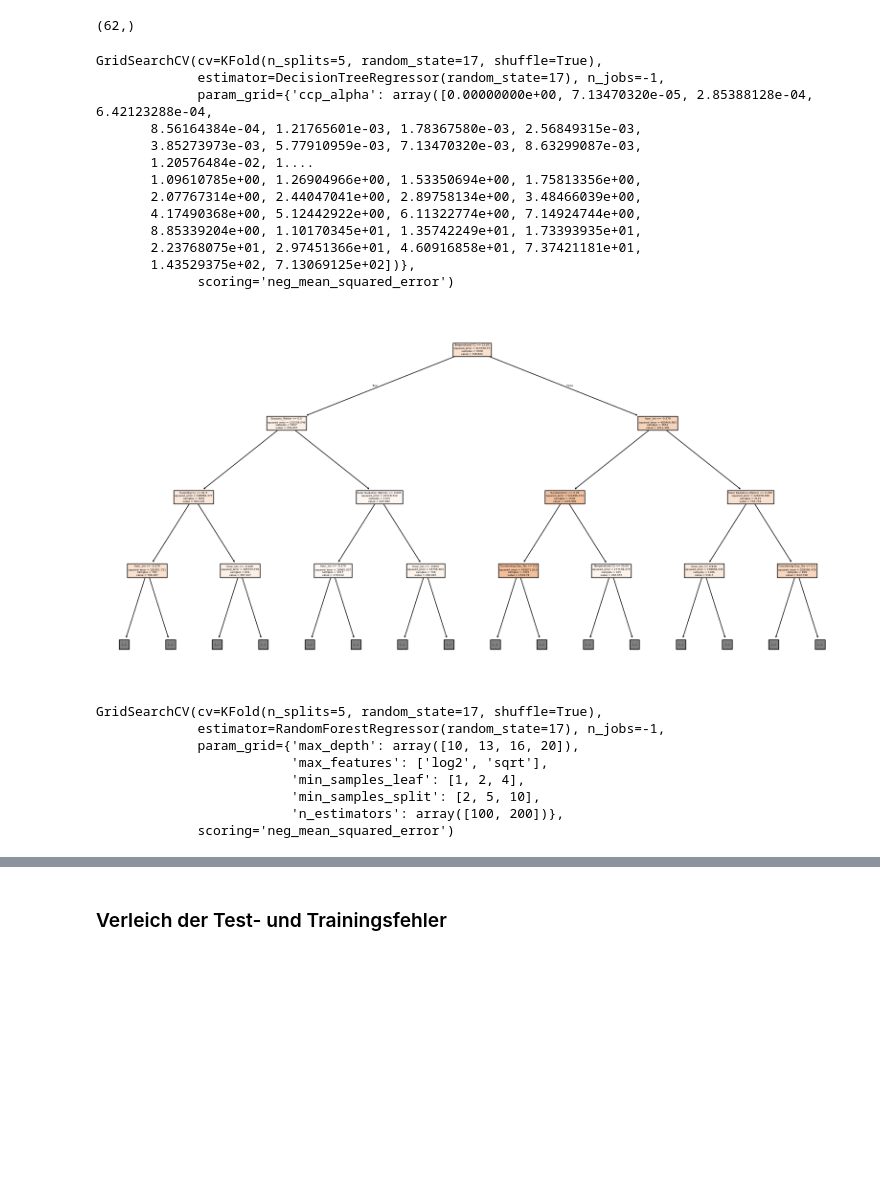
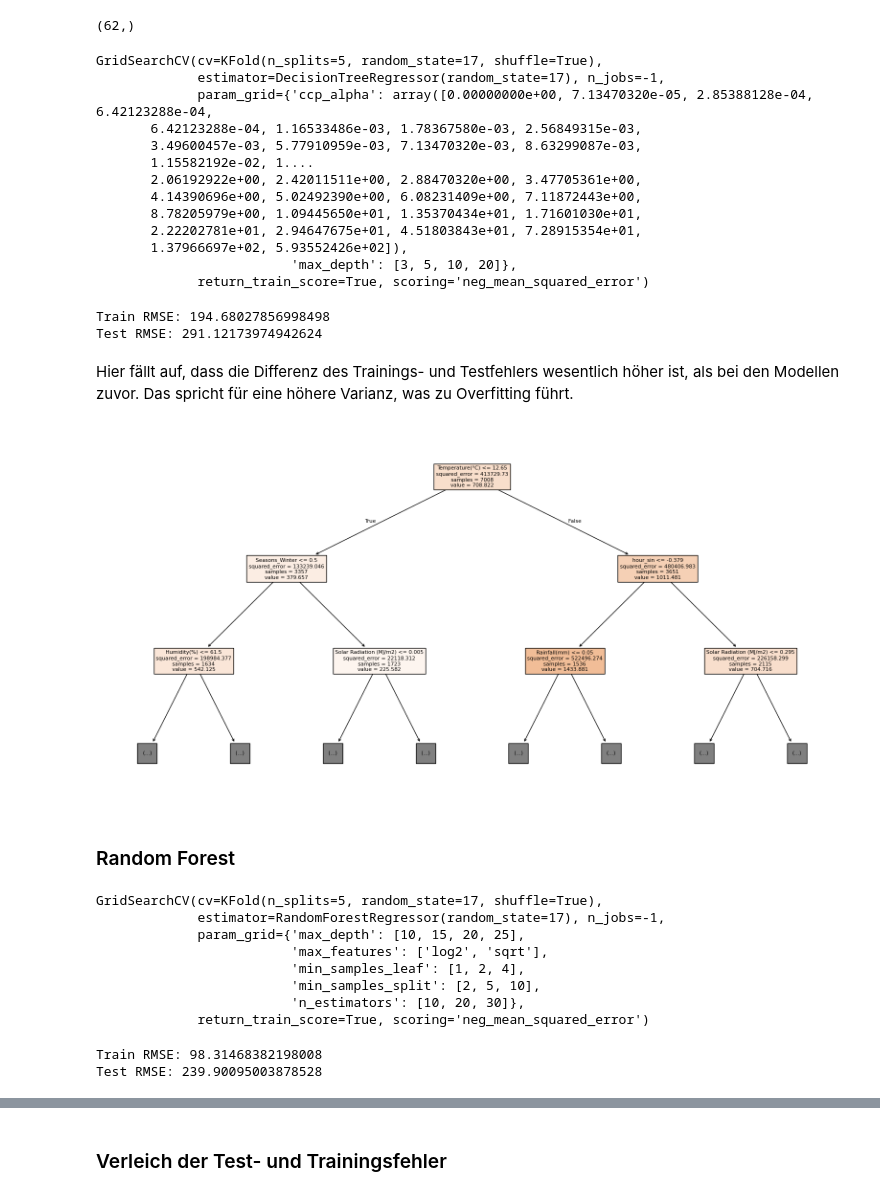
Before and after one commit to robbiesumner/DHBW-Machine-Learning-R2-D2, a Jupyter notebook: notebook.ipynb, the cells around one changed output, grey strips where cells are left out. Drawn from its saved outputs; the diff is of its cells as text; code cells hidden in the pictures; blank space fills up the shorter version.

```diff
--- a/notebook.ipynb
+++ b/notebook.ipynb
@@ -248,11 +252,0 @@ param_grid_ridge = {"ridge__alpha": [0.1, 1.0, 10.0, 100.0, 500.0]}
-# %%
-ridge_grid = GridSearchCV(
-    ridge_pipe, param_grid_ridge, cv=kfold, scoring="neg_mean_squared_error"
-)
-ridge_grid.fit(X_train, y_train)
-
-
-ridge_rmse = np.sqrt(-ridge_grid.best_score_)
-print(f"Bester Ridge RMSE: {ridge_rmse}")
-
-best_models["ridge"] = ridge_grid.best_estimator_
@@ -273,10 +265,11 @@ polypipe = Pipeline(
 grid_search = GridSearchCV(
     estimator=polypipe,
     param_grid={
-        "polynomial__degree": [1, 2, 3],
+        "polynomial__degree": [2, 3],
     },
     cv=kfold,
     scoring="neg_mean_squared_error",
+    return_train_score=True,
     n_jobs=-1,
 )
 grid_search.fit(X_train, y_train)
@@ -297,2 +294,0 @@ tree = DecisionTreeRegressor(random_state=42, max_depth=3)
-# %%
-tree.fit(X_train, y_train)
@@ -318,9 +305,10 @@ ccp_alphas.shape
 # %%
 grid_search = GridSearchCV(
     estimator=DecisionTreeRegressor(random_state=17),
-    param_grid={"ccp_alpha": ccp_alphas},
+    param_grid={"ccp_alpha": ccp_alphas, "max_depth": [3, 5, 10, 20]},
     cv=kfold,
     scoring="neg_mean_squared_error",
+    return_train_score=True,
     n_jobs=-1,
 )
 grid_search.fit(X_train, y_train)
@@ -328,13 +316,13 @@ grid_search.fit(X_train, y_train)
 GridSearchCV(cv=KFold(n_splits=5, random_state=17, shuffle=True),
              estimator=DecisionTreeRegressor(random_state=17), n_jobs=-1,
              param_grid={'ccp_alpha': array([0.00000000e+00, 7.13470320e-05, 2.85388128e-04, 6.42123288e-04,
-       8.56164384e-04, 1.21765601e-03, 1.78367580e-03, 2.56849315e-03,
-       3.85273973e-03, 5.77910959e-03, 7.13470320e-03, 8.63299087e-03,
-       1.20576484e-02, 1....
-       1.09610785e+00, 1.26904966e+00, 1.53350694e+00, 1.75813356e+00,
-       2.07767314e+00, 2.44047041e+00, 2.89758134e+00, 3.48466039e+00,
-       4.17490368e+00, 5.12442922e+00, 6.11322774e+00, 7.14924744e+00,
-       8.85339204e+00, 1.10170345e+01, 1.35742249e+01, 1.73393935e+01,
-       2.23768075e+01, 2.97451366e+01, 4.60916858e+01, 7.37421181e+01,
-       1.43529375e+02, 7.13069125e+02])},
-             scoring='neg_mean_squared_error')
+       6.42123288e-04, 1.16533486e-03, 1.78367580e-03, 2.56849315e-03,
+       3.49600457e-03, 5.77910959e-03, 7.13470320e-03, 8.63299087e-03,
+       1.15582192e-02, 1....
+       2.06192922e+00, 2.42011511e+00, 2.88470320e+00, 3.47705361e+00,
+       4.14390696e+00, 5.02492390e+00, 6.08231409e+00, 7.11872443e+00,
+       8.78205979e+00, 1.09445650e+01, 1.35370434e+01, 1.71601030e+01,
+       2.22202781e+01, 2.94647675e+01, 4.51803843e+01, 7.28915354e+01,
+       1.37966697e+02, 5.93552426e+02]),
+                         'max_depth': [3, 5, 10, 20]},
+             return_train_score=True, scoring='neg_mean_squared_error')
@@ -343,34 +329,44 @@ best_models["decision_tree"] = grid_search.best_estimator_
+# %%
+get_and_save_rmse("Decision Tree with Pruning", grid_search)
+# %% [output]
+Train RMSE: 194.68027856998498
+Test RMSE: 291.12173974942624
+# %% [markdown]
+Hier fällt auf, dass die Differenz des Trainings- und Testfehlers wesentlich höher ist, als bei den Modellen zuvor. Das spricht für eine höhere Varianz, was zu Overfitting führt.
 # %%
 plt.figure(figsize=(20, 10))
 plot_tree(
-    grid_search.best_estimator_, filled=True, feature_names=X.columns, max_depth=3
+    grid_search.best_estimator_, filled=True, feature_names=X.columns, max_depth=2
 )
 plt.show()
 # %% [output]
-[figure, old version]
+[figure, new version]
+# %% [markdown]
+### Random Forest
 # %%
 rand = RandomForestRegressor(random_state=17)
 # %%
 grid_search = GridSearchCV(
     estimator=rand,
     param_grid={
-        "n_estimators": np.linspace(100, 200, 2, dtype=int),
-        "max_depth": np.linspace(10, 20, 4, dtype=int),
+        "n_estimators": [10, 20, 30],
+        "max_depth": [10, 15, 20, 25],
         "min_samples_split": [2, 5, 10],
         "min_samples_leaf": [1, 2, 4],
         "max_features": ["log2", "sqrt"],
     },
     cv=kfold,
     scoring="neg_mean_squared_error",
+    return_train_score=True,
     n_jobs=-1,
 )
 grid_search.fit(X_train, y_train)
 # %% [output]
 GridSearchCV(cv=KFold(n_splits=5, random_state=17, shuffle=True),
              estimator=RandomForestRegressor(random_state=17), n_jobs=-1,
-             param_grid={'max_depth': array([10, 13, 16, 20]),
+             param_grid={'max_depth': [10, 15, 20, 25],
                          'max_features': ['log2', 'sqrt'],
                          'min_samples_leaf': [1, 2, 4],
                          'min_samples_split': [2, 5, 10],
-                         'n_estimators': array([100, 200])},
-             scoring='neg_mean_squared_error')
+                         'n_estimators': [10, 20, 30]},
+             return_train_score=True, scoring='neg_mean_squared_error')
@@ -378,0 +373,5 @@ best_models["random_forest"] = grid_search.best_estimator_
+# %%
+get_and_save_rmse("Random Forest", grid_search)
+# %% [output]
+Train RMSE: 98.31468382198008
+Test RMSE: 239.90095003878528
```
Also changed, not shown: parts of 46 cells of this notebook.
